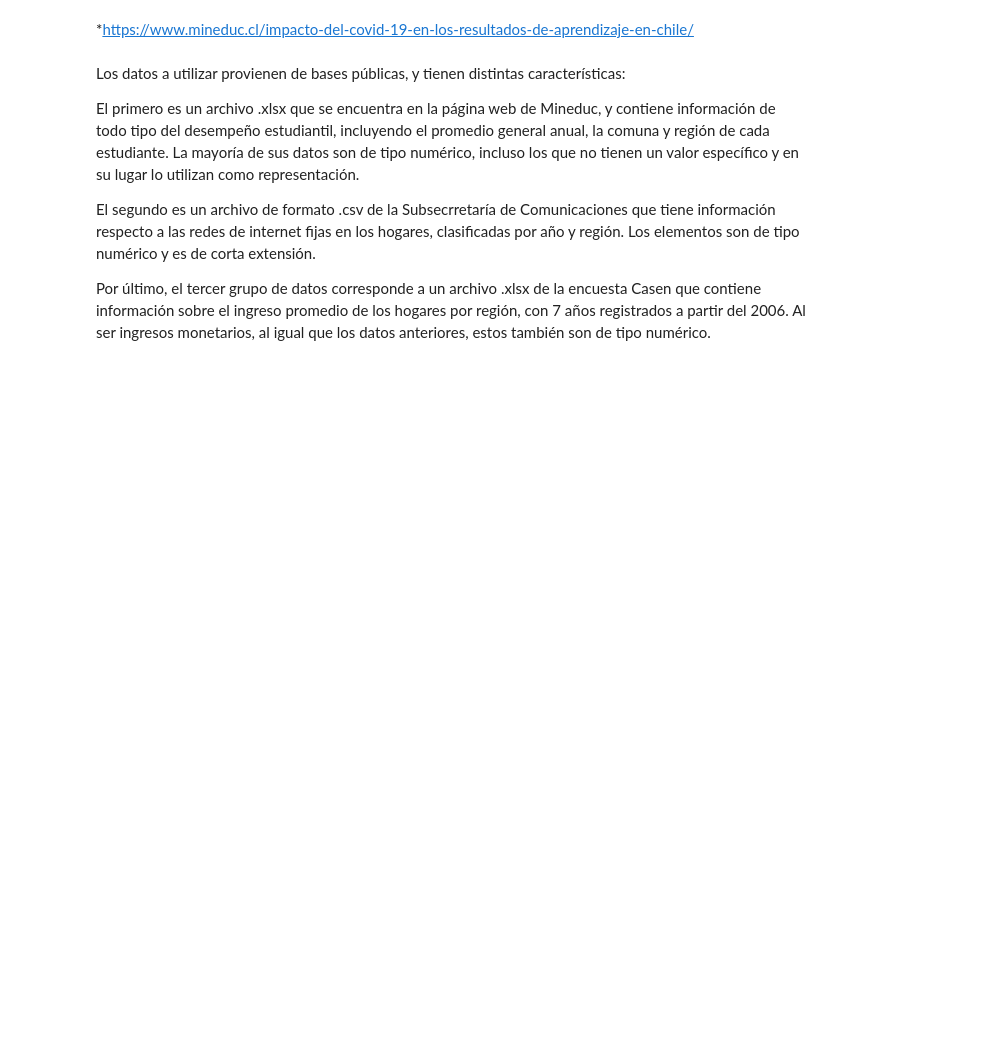
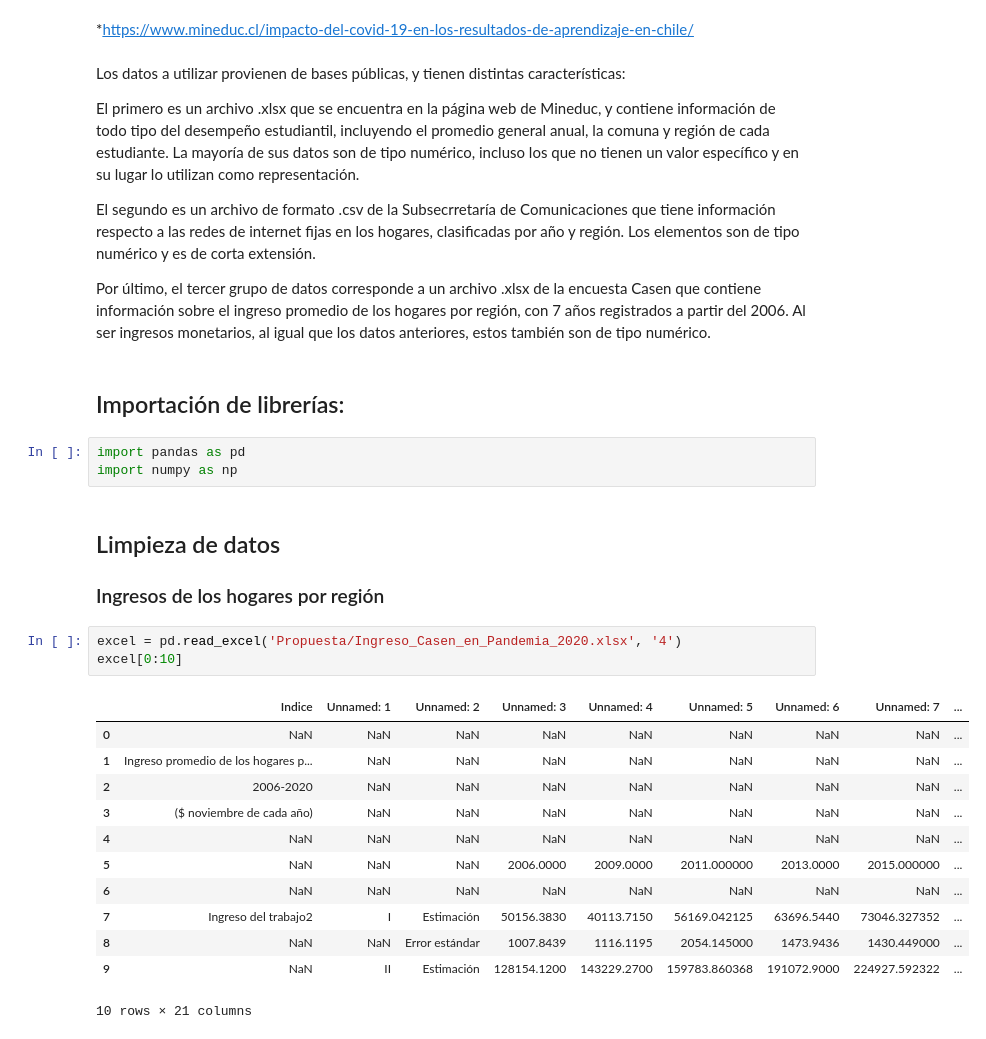
Before and after one commit to MarceVU/Proyecto---Cs-de-Datos, a Jupyter notebook: Proyecto.ipynb, the cells around one changed output. Saved outputs shown, nothing was run; the diff lists cells and outputs as text; blank space fills up the shorter version.

Commit message:
limpieza de dos bases de datos

```diff
--- a/Proyecto.ipynb
+++ b/Proyecto.ipynb
@@ -21,3 +21,28 @@ El primero es un archivo .xlsx que se encuentra en la página web de Mineduc, y
 El segundo es un archivo de formato .csv de la Subsecrretaría de Comunicaciones que tiene información respecto a las redes de internet fijas en los hogares, clasificadas por año y región. Los elementos son de tipo numérico y es de corta extensión.
 
 Por último, el tercer grupo de datos corresponde a un archivo .xlsx de la encuesta Casen que contiene información sobre el ingreso promedio de los hogares por región, con 7 años registrados a partir del 2006. Al ser ingresos monetarios, al igual que los datos anteriores, estos también son de tipo numérico.
+# %% [markdown]
+## Importación de librerías:
+# %%
+import pandas as pd
+import numpy as np
+# %% [markdown]
+## Limpieza de datos
+
+### Ingresos de los hogares por región
+# %%
+excel = pd.read_excel('Propuesta/Ingreso_Casen_en_Pandemia_2020.xlsx', '4')
+excel[0:10]
+# %% [output]
+|  | Indice | Unnamed: 1 | Unnamed: 2 | Unnamed: 3 | Unnamed: 4 | Unnamed: 5 | Unnamed: 6 | Unnamed: 7 | ... |
+| 0 | NaN | NaN | NaN | NaN | NaN | NaN | NaN | NaN | ... |
+| 1 | Ingreso promedio de los hogares p... | NaN | NaN | NaN | NaN | NaN | NaN | NaN | ... |
+| 2 | 2006-2020 | NaN | NaN | NaN | NaN | NaN | NaN | NaN | ... |
+| 3 | ($ noviembre de cada año) | NaN | NaN | NaN | NaN | NaN | NaN | NaN | ... |
+| 4 | NaN | NaN | NaN | NaN | NaN | NaN | NaN | NaN | ... |
+| 5 | NaN | NaN | NaN | 2006.0000 | 2009.0000 | 2011.000000 | 2013.0000 | 2015.000000 | ... |
+| 6 | NaN | NaN | NaN | NaN | NaN | NaN | NaN | NaN | ... |
+| 7 | Ingreso del trabajo2 | I | Estimación | 50156.3830 | 40113.7150 | 56169.042125 | 63696.5440 | 73046.327352 | ... |
+| 8 | NaN | NaN | Error estándar | 1007.8439 | 1116.1195 | 2054.145000 | 1473.9436 | 1430.449000 | ... |
+| 9 | NaN | II | Estimación | 128154.1200 | 143229.2700 | 159783.860368 | 191072.9000 | 224927.592322 | ... |
+10 rows × 21 columns
```
Also changed, not shown: parts of 26 cells of this notebook.
